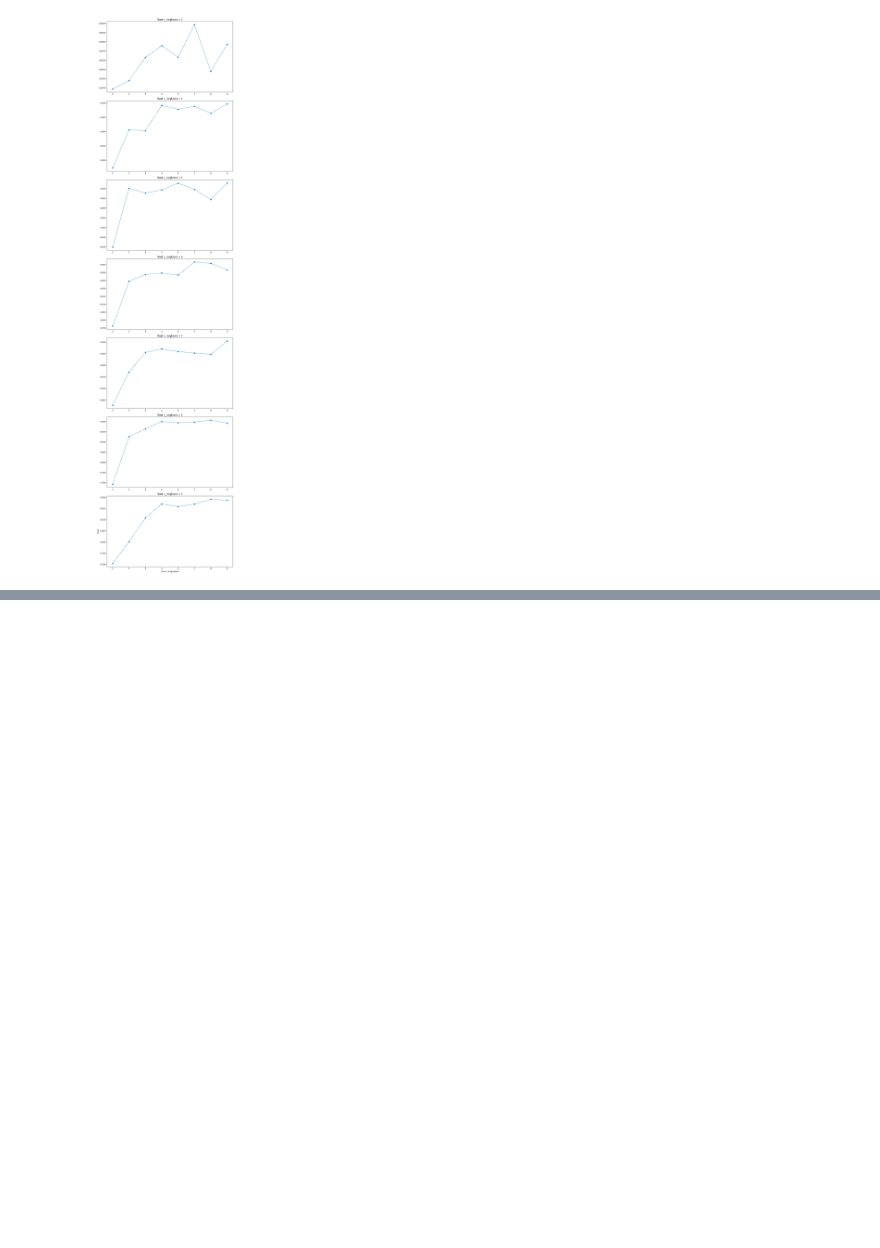
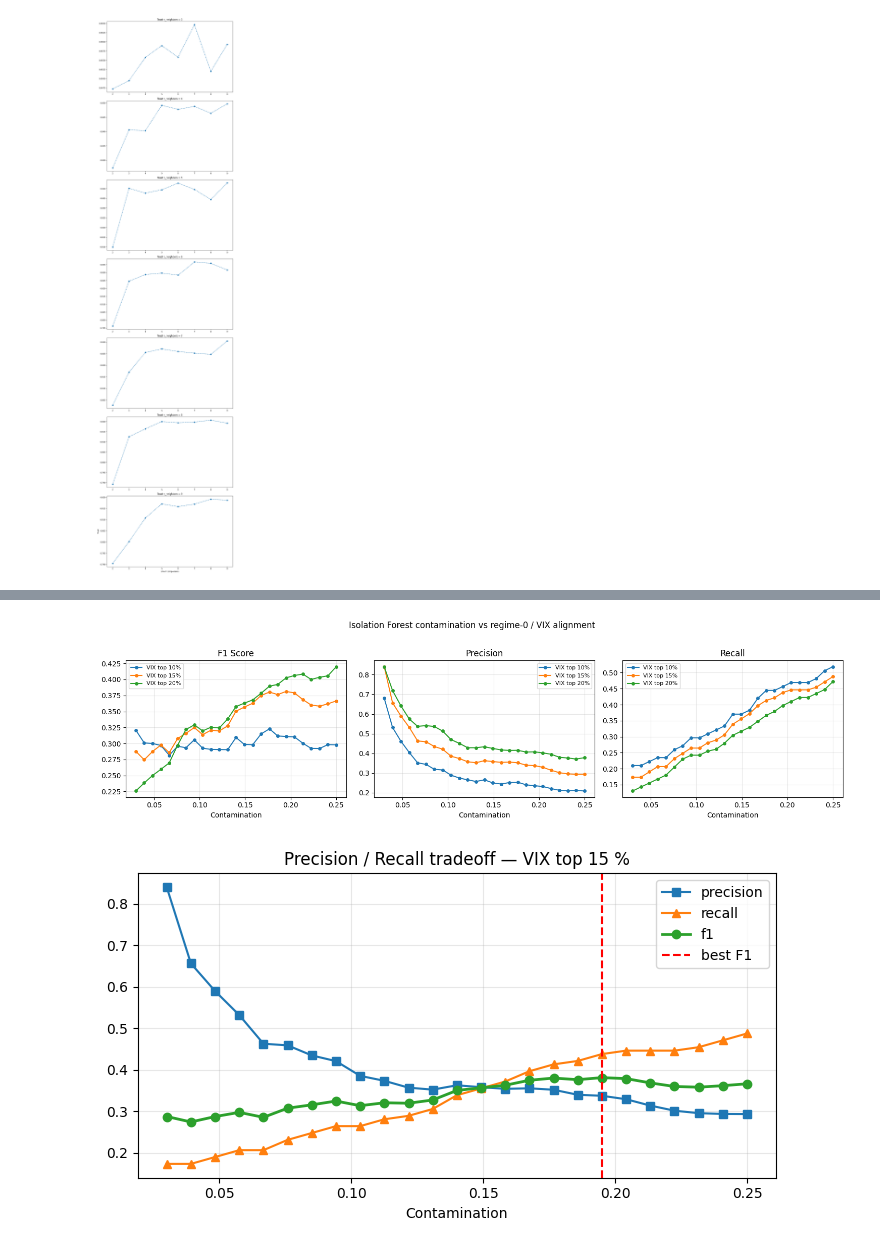
Before and after one commit to MLforFinance/project, a Jupyter notebook: src/analysis/umap_components.ipynb, the cells around one changed output, grey strips where cells are left out. Saved outputs shown, nothing was run; the diff lists cells and outputs as text; code cells hidden in the pictures; blank space fills up the shorter version.

```diff
--- a/src/analysis/umap_components.ipynb
+++ b/src/analysis/umap_components.ipynb
@@ -128,0 +176,35 @@ plt.tight_layout()
+# %%
+fig, axes = plt.subplots(1, 3, figsize=(15, 4))
+metrics = [("f1", "F1 Score"), ("precision", "Precision"), ("recall", "Recall")]
+
+for ax, (metric, title) in zip(axes, metrics):
+    for vix_pct in vix_crisis_pcts:
+        sub = df_cont[df_cont["vix_pct"] == vix_pct].sort_values("contamination")
+        ax.plot(sub["contamination"], sub[metric], marker="o", markersize=4,
+                label=f"VIX top {int(vix_pct*100)}%")
+    ax.set_title(title)
+    ax.set_xlabel("Contamination")
+    ax.grid(True, alpha=0.3)
+    ax.legend(fontsize=8)
+
+plt.suptitle("Isolation Forest contamination vs regime-0 / VIX alignment", y=1.02)
+plt.tight_layout()
+plt.show()
+
+# helper: show the precision-recall tradeoff at each contamination for vix_pct=0.15
+sub15 = df_cont[df_cont["vix_pct"] == 0.15].sort_values("contamination")
+fig, ax = plt.subplots(figsize=(7, 4))
+ax.plot(sub15["contamination"], sub15["precision"], label="precision", marker="s")
+ax.plot(sub15["contamination"], sub15["recall"],    label="recall",    marker="^")
+ax.plot(sub15["contamination"], sub15["f1"],        label="f1",        marker="o", linewidth=2)
+ax.axvline(sub15.loc[sub15["f1"].idxmax(), "contamination"], color="r",
+           linestyle="--", label="best F1")
+ax.set_xlabel("Contamination")
+ax.set_title("Precision / Recall tradeoff — VIX top 15 %")
+ax.legend()
+ax.grid(True, alpha=0.3)
+plt.tight_layout()
+plt.show()
+# %% [output]
+[figure, added]
+[figure, added]
```
Also changed, not shown: parts of 9 cells of this notebook, 39 other files.
